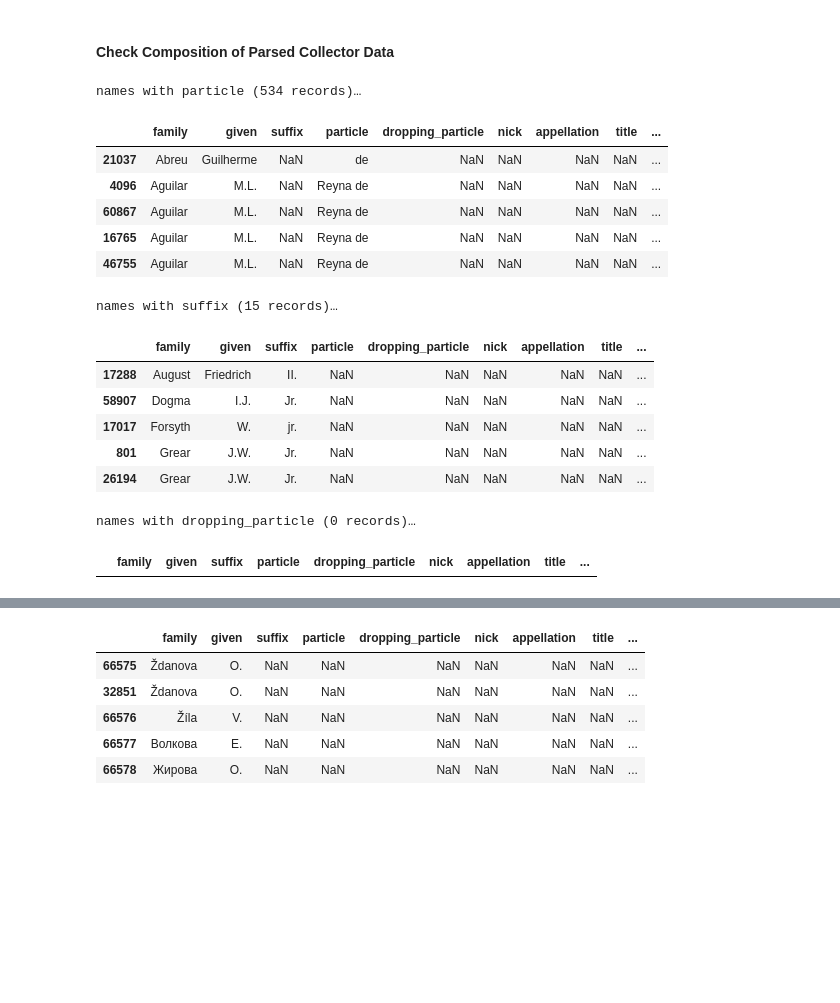
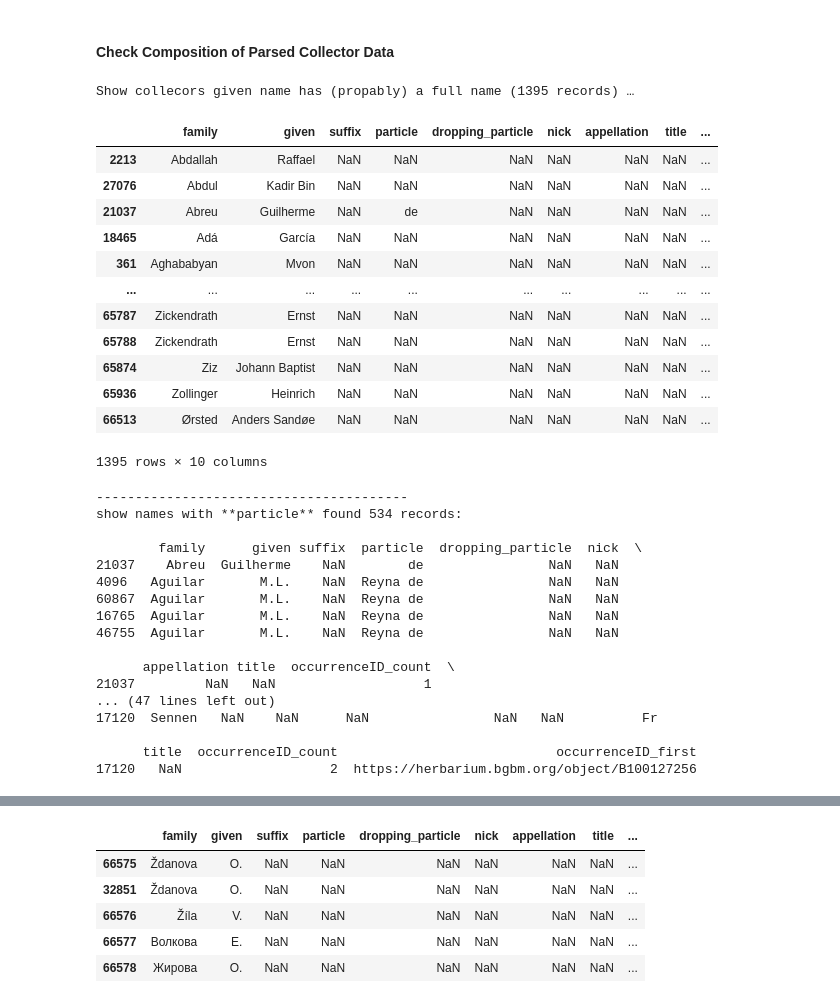
Before and after one commit to infinite-dao/collector-matching, a Jupyter notebook: match_names_BGBM-dwcagent-parsed_vs_WikiData.ipynb, the cells around one changed output, grey strips where cells are left out. Cells and saved outputs as stored; diff of their text form; code cells hidden in the pictures; blank space fills up the shorter version.

````diff
--- a/match_names_BGBM-dwcagent-parsed_vs_WikiData.ipynb
+++ b/match_names_BGBM-dwcagent-parsed_vs_WikiData.ipynb
@@ -77,10 +96,12 @@ TODO:
       # Aaronsohn  A.                                                                    3                   https://je.jacq.org/JE00010154
       ```
 # %%
-# unique names parsed already by ruby gem package: dwcagent
+# atomized names were parsed already by ruby gem package: dwcagent —
+# they can contain also the same name accross multiple rows —
+# it’s probably better for the matching to make the name rows unique later on
 
 # collectors = pd.read_csv("data/bgbm_collectors_20230510_1429_single-line_parsed_unique_names.tab", sep="\t")
-collectors = pd.read_csv("data/VHde_0195853-230224095556074_BGBM/occurrence_recordedBy_occurrenceIDs_20230524_parsed.tsv", sep="\t")
+collectors = pd.read_csv("data/VHde_0195853-230224095556074_BGBM/occurrence_recordedBy_occurrenceIDs_20230524_parsed.tsv", sep="\t", low_memory=False)
 
 collectors.dropna(subset=['family'], inplace=True) # remove where family was NA, e.g. from originally «??» aso.
 collectors.sort_values(by=['family', 'given','occurrenceID_first'], inplace=True)
@@ -101,37 +122,47 @@ collectors
 66025 rows × 10 columns
 # %% [markdown]
 #### Check Composition of Parsed Collector Data
-# %%
-# test particle for NA values (perhaps particle is the most important)
-test_collectors = collectors.loc[(collectors.particle.isna() == False)]
-print("names with particle (%s records)…" % len(test_collectors.index))
-test_collectors.head()
-# %% [output]
-names with particle (534 records)…
-|  | family | given | suffix | particle | dropping_particle | nick | appellation | title | ... |
-| 21037 | Abreu | Guilherme | NaN | de | NaN | NaN | NaN | NaN | ... |
-| 4096 | Aguilar | M.L. | NaN | Reyna de | NaN | NaN | NaN | NaN | ... |
-| 60867 | Aguilar | M.L. | NaN | Reyna de | NaN | NaN | NaN | NaN | ... |
-| 16765 | Aguilar | M.L. | NaN | Reyna de | NaN | NaN | NaN | NaN | ... |
-| 46755 | Aguilar | M.L. | NaN | Reyna de | NaN | NaN | NaN | NaN | ... |
+# %%
+# TODO review code of abbreviated names and full name matching
+criterion_fullnames = collectors.given.str.contains('^\w{3,}', na=False)
+print("Show collecors given name has (propably) a full name (%s records) …" % len(collectors[criterion_fullnames].index))
+collectors[criterion_fullnames]
+# %% [output]
+Show collecors given name has (propably) a full name (1395 records) …
+|  | family | given | suffix | particle | dropping_particle | nick | appellation | title | ... |
+| 2213 | Abdallah | Raffael | NaN | NaN | NaN | NaN | NaN | NaN | ... |
+| 27076 | Abdul | Kadir Bin | NaN | NaN | NaN | NaN | NaN | NaN | ... |
+| 21037 | Abreu | Guilherme | NaN | de | NaN | NaN | NaN | NaN | ... |
+| 18465 | Adá | García | NaN | NaN | NaN | NaN | NaN | NaN | ... |
+| 361 | Aghababyan | Mvon | NaN | NaN | NaN | NaN | NaN | NaN | ... |
+| ... | ... | ... | ... | ... | ... | ... | ... | ... | ... |
+| 65787 | Zickendrath | Ernst | NaN | NaN | NaN | NaN | NaN | NaN | ... |
+| 65788 | Zickendrath | Ernst | NaN | NaN | NaN | NaN | NaN | NaN | ... |
+| 65874 | Ziz | Johann Baptist | NaN | NaN | NaN | NaN | NaN | NaN | ... |
+| 65936 | Zollinger | Heinrich | NaN | NaN | NaN | NaN | NaN | NaN | ... |
+| 66513 | Ørsted | Anders Sandøe | NaN | NaN | NaN | NaN | NaN | NaN | ... |
+1395 rows × 10 columns
 # %%
-# test suffix for NA values
-test_collectors = collectors.loc[(collectors.suffix.isna() == False)]
-print("names with suffix (%s records)…" % len(test_collectors.index))
-test_collectors.head()
+# check the parsed columns if they are empty or need to be considerd as data for matching or not
+for parsed_name_part in ["particle", "suffix", "dropping_particle", "appellation"]:
+    test_collectors = collectors.loc[(collectors[parsed_name_part].isna() == False)]
+    print("\n----------------------------------------\nshow names with **%s** found %s records:\n" % (parsed_name_part, len(test_collectors.index)))
+    print(test_collectors.head())
 # %% [output]
-names with suffix (15 records)…
+----------------------------------------
+show names with **particle** found 534 records:
+
+        family      given suffix  particle  dropping_particle  nick  \
+21037    Abreu  Guilherme    NaN        de                NaN   NaN
+4096   Aguilar       M.L.    NaN  Reyna de                NaN   NaN
+60867  Aguilar       M.L.    NaN  Reyna de                NaN   NaN
+16765  Aguilar       M.L.    NaN  Reyna de                NaN   NaN
+46755  Aguilar       M.L.    NaN  Reyna de                NaN   NaN
+
+      appellation title  occurrenceID_count  \
+21037         NaN   NaN                   1
+... (47 lines left out)
+17120  Sennen   NaN    NaN      NaN                NaN   NaN          Fr
+
+      title  occurrenceID_count                            occurrenceID_first
+17120   NaN                   2  https://herbarium.bgbm.org/object/B100127256
-|  | family | given | suffix | particle | dropping_particle | nick | appellation | title | ... |
-| 17288 | August | Friedrich | II. | NaN | NaN | NaN | NaN | NaN | ... |
-| 58907 | Dogma | I.J. | Jr. | NaN | NaN | NaN | NaN | NaN | ... |
-| 17017 | Forsyth | W. | jr. | NaN | NaN | NaN | NaN | NaN | ... |
-| 801 | Grear | J.W. | Jr. | NaN | NaN | NaN | NaN | NaN | ... |
-| 26194 | Grear | J.W. | Jr. | NaN | NaN | NaN | NaN | NaN | ... |
-# %%
-# test dropping_particle for NA values
-test_collectors = collectors.loc[(collectors.dropping_particle.isna() == False)]
-print("names with dropping_particle (%s records)…" % len(test_collectors.index))
-test_collectors.head()
-# %% [output]
-names with dropping_particle (0 records)…
-|  | family | given | suffix | particle | dropping_particle | nick | appellation | title | ... |
````
Also changed, not shown: parts of 54 cells of this notebook, 7 other files.
